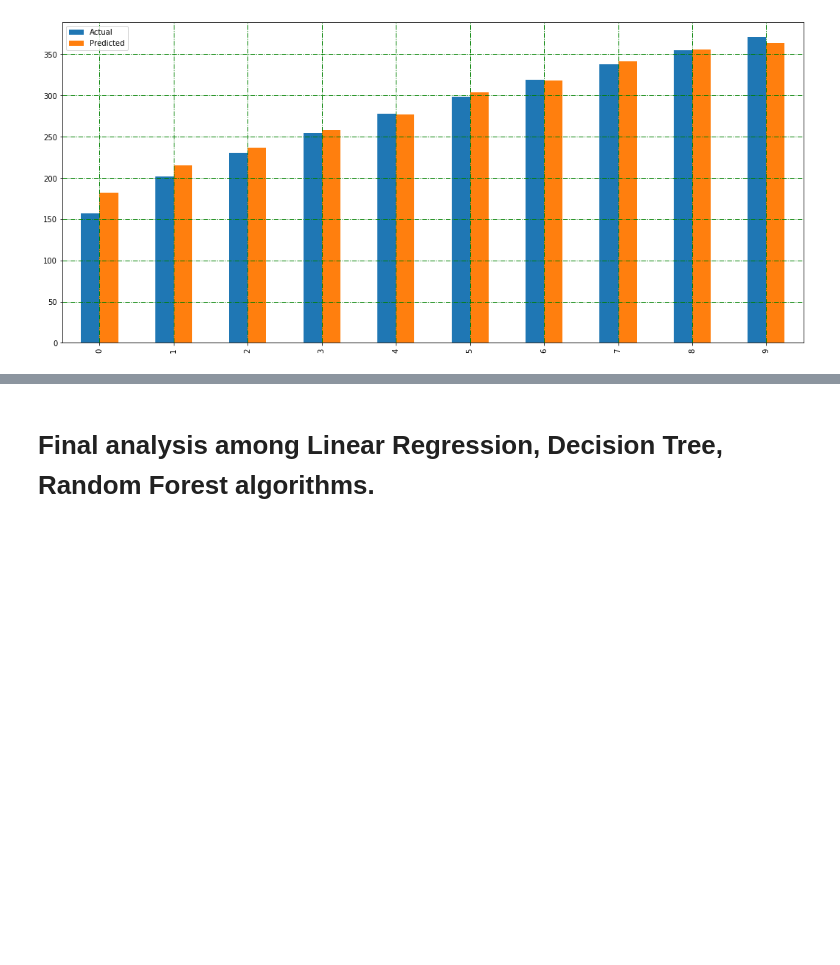
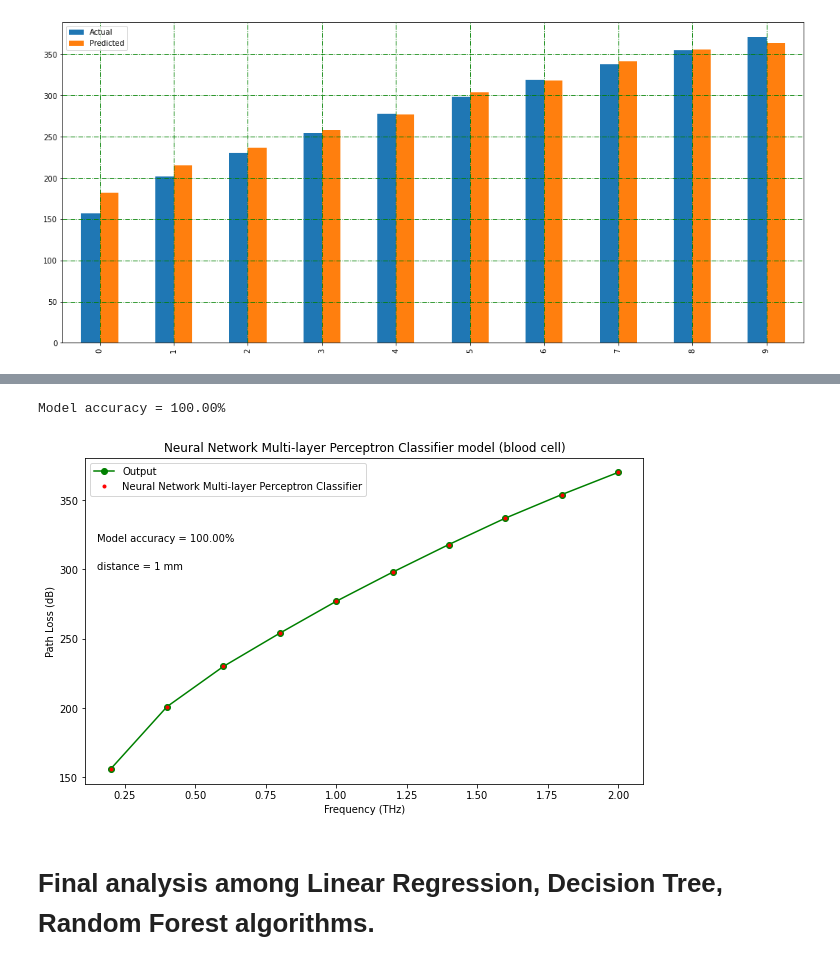
Before and after one commit to MizanMustakim/DataTrain-for-THz-communication-in-ML, a Jupyter notebook: THz network in Machine Learning with multiple variable.ipynb, the cells around one changed output, grey strips where cells are left out. Saved outputs shown, nothing was run; the diff lists cells and outputs as text; code cells hidden in the pictures; blank space fills up the shorter version.

```diff
--- a/THz network in Machine Learning with multiple variable.ipynb
+++ b/THz network in Machine Learning with multiple variable.ipynb
@@ -211,3 +251,24 @@ plt.show()
+# %%
+mlp = MLPClassifier(solver="lbfgs",hidden_layer_sizes=(10), max_iter=1000).fit(x, y)
+
+mlp_prediction = mlp.predict(x)
+accuracy = mlp.score(x,y)
+print("Model accuracy = {:0.2f}%".format(accuracy*100))
+# %% [output]
+Model accuracy = 100.00%
+# %%
+plt.figure(figsize=(10,6))
+plt.plot(frequency, y, "go-", label='Output' )
+plt.plot(frequency, mlp_prediction, "r.", label= "Neural Network Multi-layer Perceptron Classifier")
+plt.text(.15, 320, ("Model accuracy = {:0.2f}%".format(100 * accuracy)))
+plt.text(.15, 300, "distance = 1 mm")
+plt.xlabel('Frequency (THz)')
+plt.ylabel('Path Loss (dB)')
+plt.title('Neural Network Multi-layer Perceptron Classifier model (blood cell)')
+plt.legend()
+plt.savefig('prediction_by_Neural_Network_MLPClassifier_algo.png')
+# %% [output]
+[figure, added]
 # %% [markdown]
 # Final analysis among Linear Regression, Decision Tree, Random Forest algorithms.
 # %%
```
Also changed, not shown: parts of 9 cells of this notebook, 5 other files.
